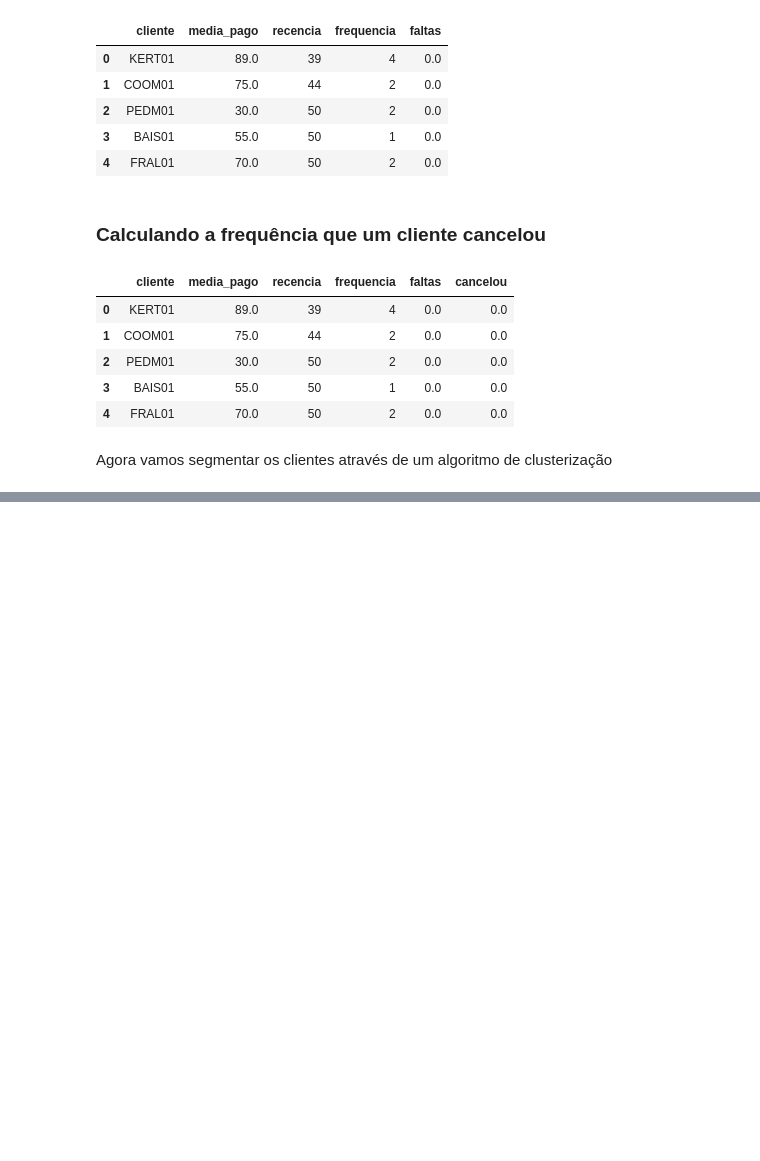
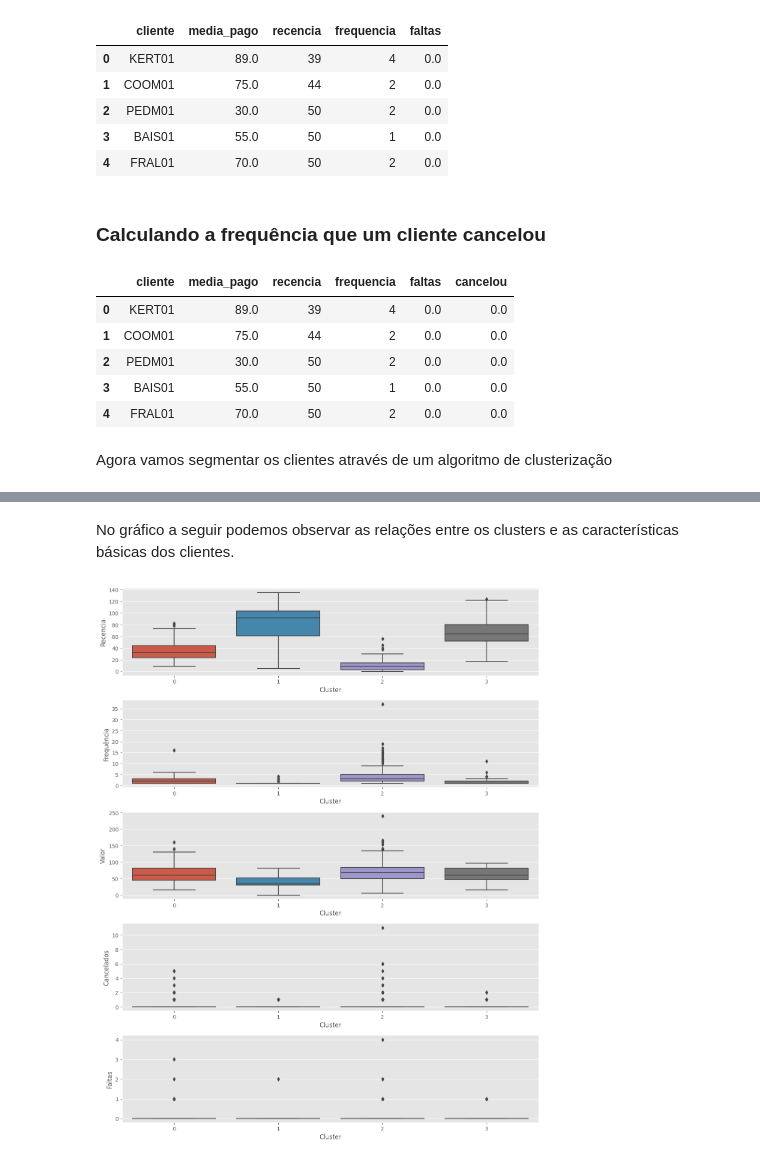
Before and after one commit to Alexandre-Esposte/Reserva_Nao_Honrada, a Jupyter notebook: notebooks/analises.ipynb, the cells around one changed output, grey strips where cells are left out. Cells and saved outputs as stored; diff of their text form; code cells hidden in the pictures; blank space fills up the shorter version.

```diff
--- a/notebooks/analises.ipynb
+++ b/notebooks/analises.ipynb
@@ -862,3 +863,3 @@ plt.xticks(scores['n']);
 # %%
-kmeans = KMeans(n_clusters = 5)
+kmeans = KMeans(n_clusters = 4, random_state = 0)
 compilado['cluster'] = kmeans.fit_predict(comp_scaled[['media_pago','recencia','frequencia']])
@@ -874 +876,27 @@ cluster
 dtype: int64
+# %% [markdown]
+No gráfico a seguir podemos observar as relações entre os clusters e as características básicas dos clientes.
+# %%
+fig, ax = plt.subplots(5,1,figsize=(12,15))
+
+sns.boxplot(data = compilado, y='recencia',x = 'cluster',ax=ax[0])
+sns.boxplot(data = compilado, y='frequencia',x = 'cluster',ax=ax[1])
+sns.boxplot(data = compilado, y='media_pago',x = 'cluster',ax=ax[2])
+sns.boxplot(data = compilado, y='cancelou',x = 'cluster',ax=ax[3])
+sns.boxplot(data = compilado, y='faltas',x = 'cluster',ax=ax[4])
+
+ax[0].set_ylabel('Recência',size=12)
+ax[1].set_ylabel('Frequência',size=12)
+ax[2].set_ylabel('Valor',size=12)
+ax[3].set_ylabel('Cancelados',size=12)
+ax[4].set_ylabel('Faltas',size=12)
+
+ax[0].set_xlabel('Cluster',size=12)
+ax[1].set_xlabel('Cluster',size=12)
+ax[2].set_xlabel('Cluster',size=12)
+ax[3].set_xlabel('Cluster',size=12)
+ax[4].set_xlabel('Cluster',size=12)
+
+plt.tight_layout()
+# %% [output]
+[figure, added]
```
Also changed, not shown: parts of 11 cells of this notebook.
